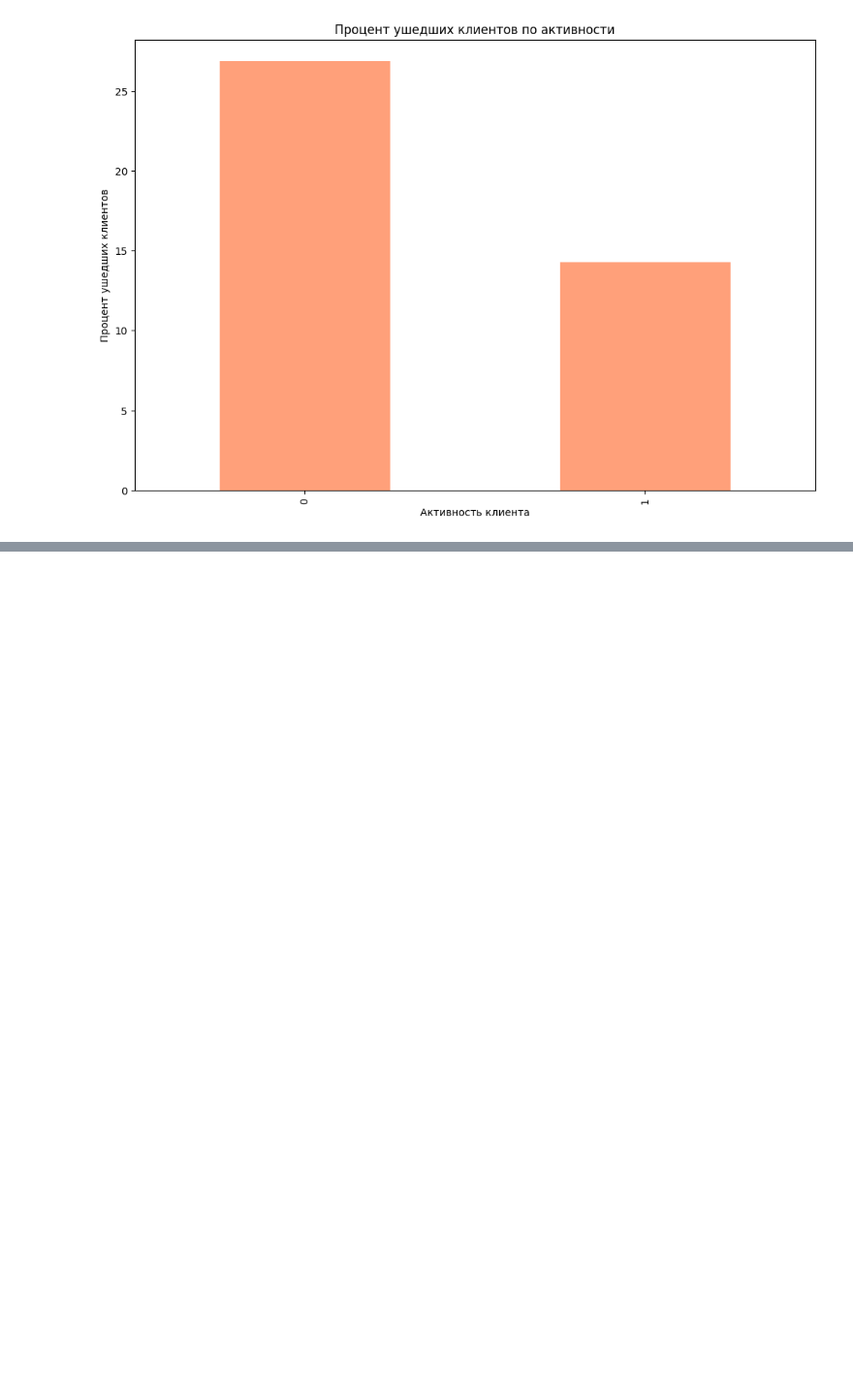
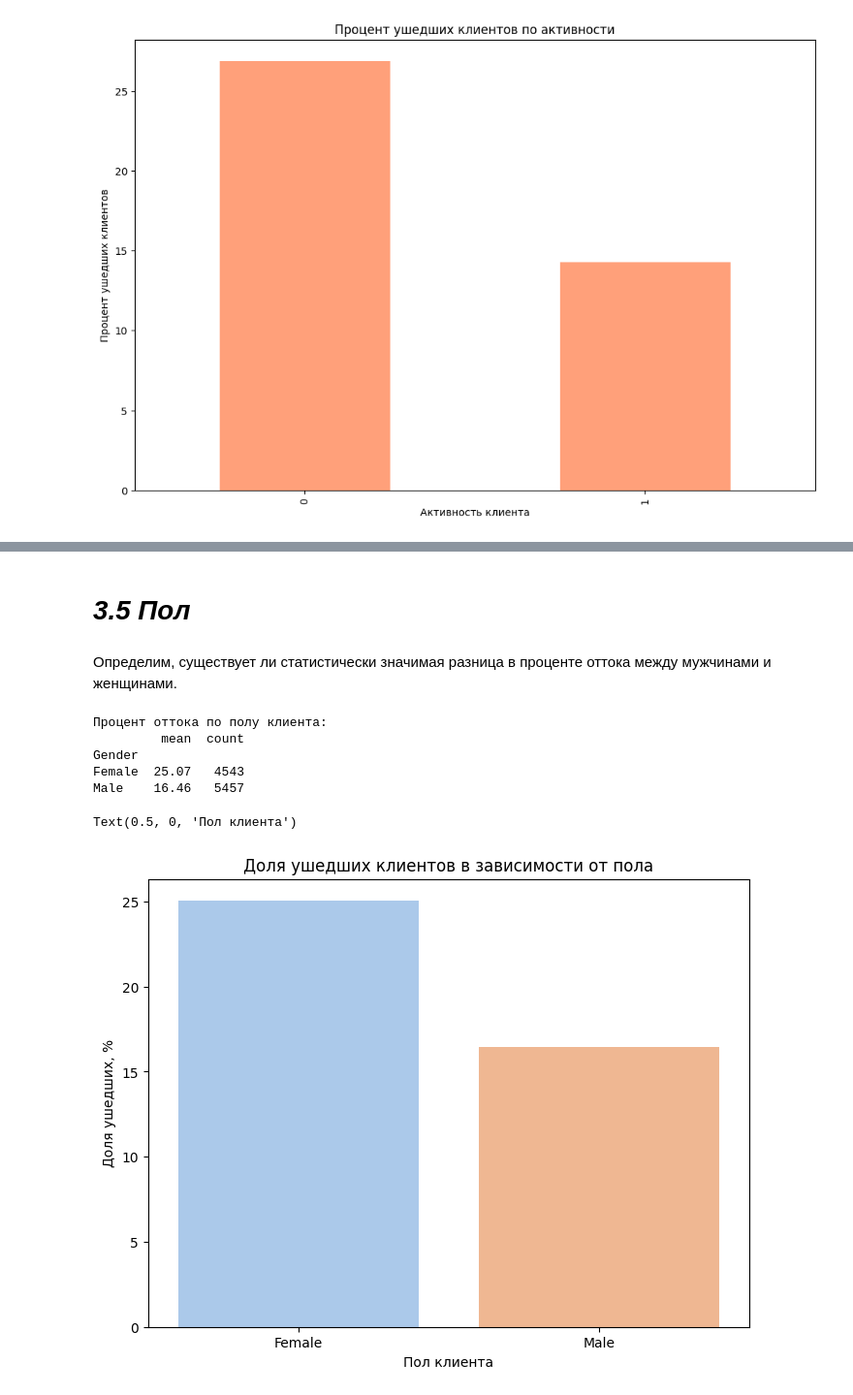
Before and after one commit to uastrova/Bank-Customer-Churn-Analysis, a Jupyter notebook: bank-customer-churn-prediction.ipynb, the cells around one changed output, grey strips where cells are left out. Shown at 97% size. Cells and saved outputs as stored; diff of their text form; code cells hidden in the pictures; blank space fills up the shorter version.

```diff
--- a/bank-customer-churn-prediction.ipynb
+++ b/bank-customer-churn-prediction.ipynb
@@ -561,0 +655,23 @@ activity_churn
+# %% [markdown]
+# *3.5 Пол*
+# %% [markdown]
+Определим, существует ли статистически значимая разница в проценте оттока между мужчинами и женщинами.
+# %%
+gender_churn = df.groupby('Gender')['Exited'].agg(['mean', 'count']).round(4)
+gender_churn['mean'] = gender_churn['mean'] * 100
+print("Процент оттока по полу клиента:")
+print(gender_churn)
+
+plt.figure(figsize=(8, 6))
+sns.barplot(x=gender_churn.index, y=gender_churn['mean'], palette='pastel')
+plt.title('Доля ушедших клиентов в зависимости от пола')
+plt.ylabel('Доля ушедших, %')
+plt.xlabel('Пол клиента')
+# %% [output]
+Процент оттока по полу клиента:
+         mean  count
+Gender
+Female  25.07   4543
+Male    16.46   5457
+Text(0.5, 0, 'Пол клиента')
+[figure, added]
```
Also changed, not shown: parts of 23 cells of this notebook.
